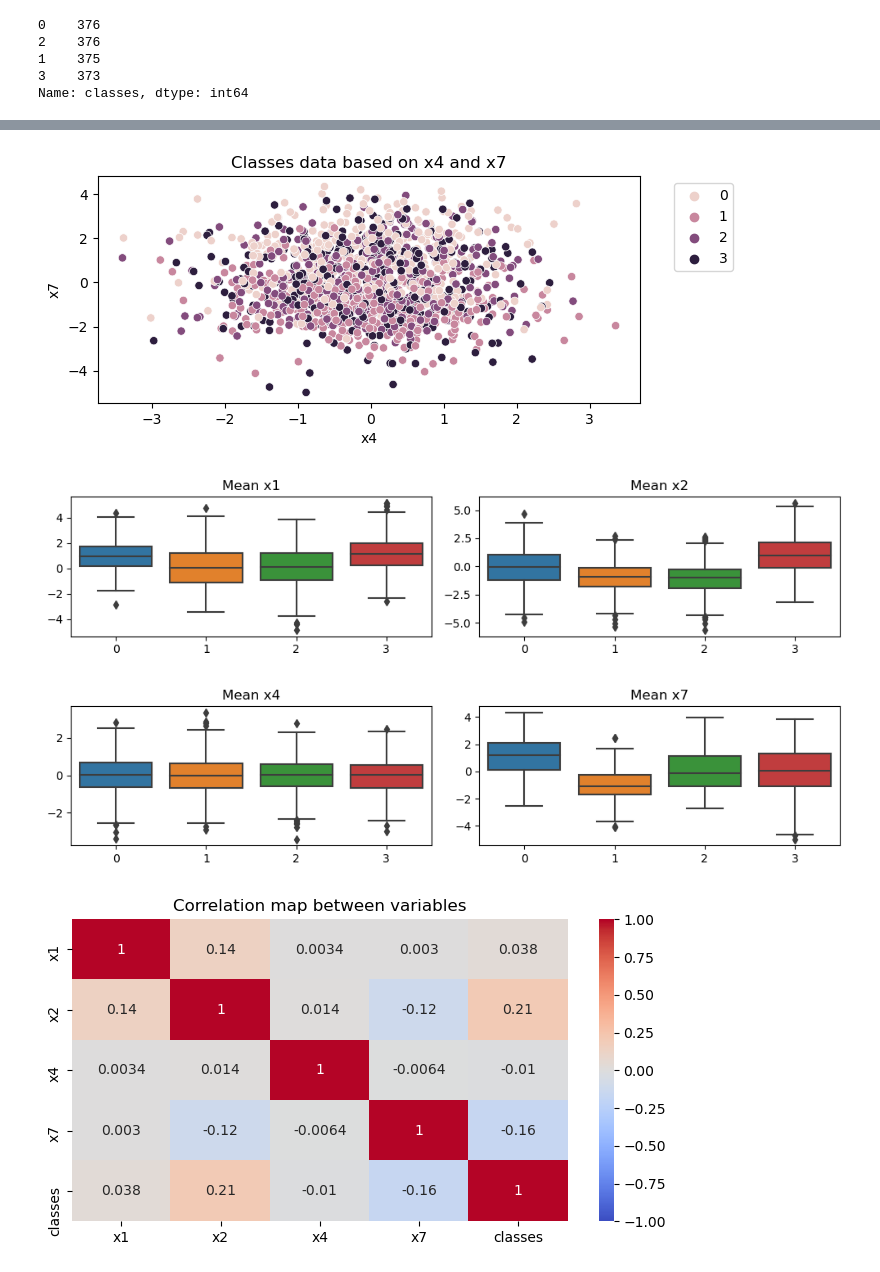
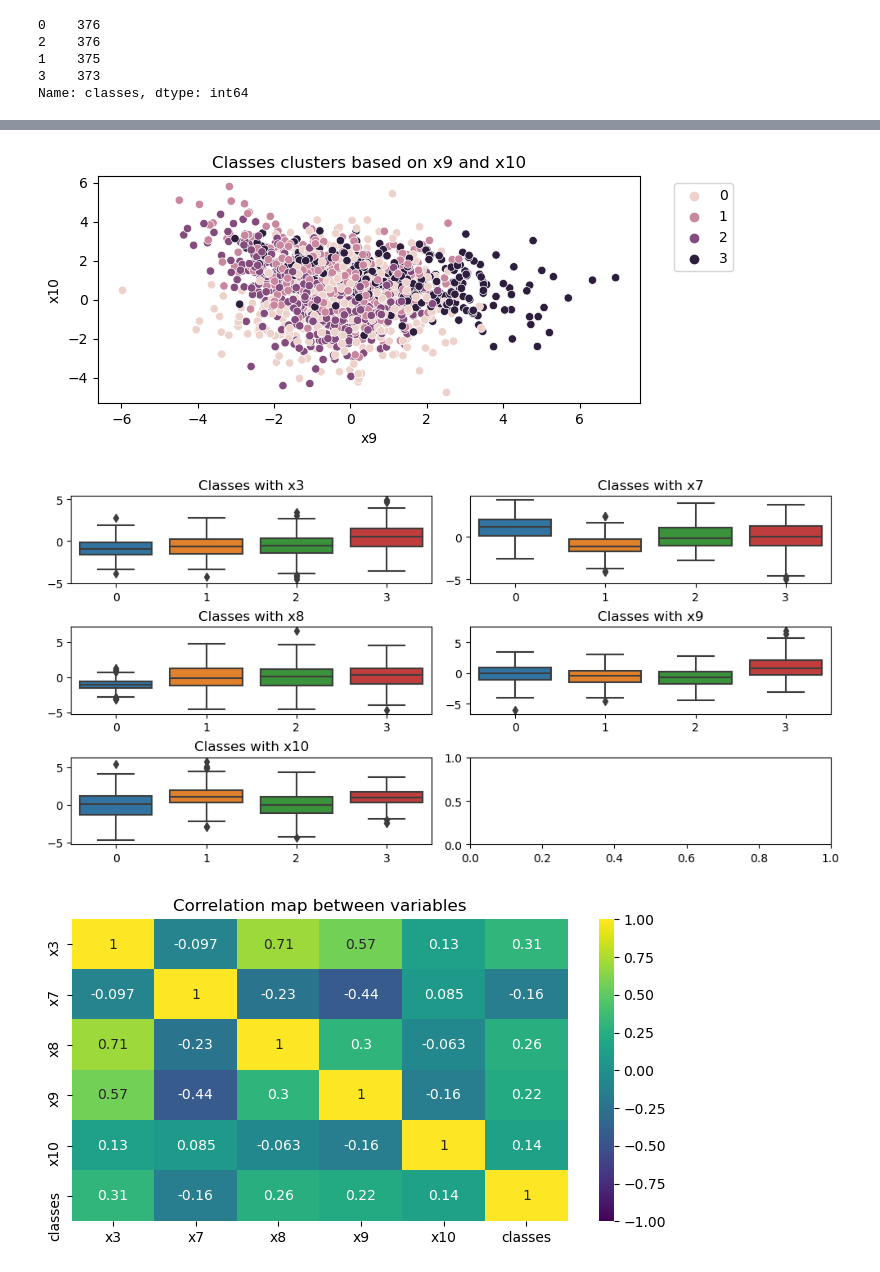
Before and after one commit to BohdanKhomik/ml2021, a Jupyter notebook: practice/practice1/practice1.ipynb, the cells around one changed output, grey strips where cells are left out. Saved outputs shown, nothing was run; the diff lists cells and outputs as text; code cells hidden in the pictures.

```diff
--- a/practice/practice1/practice1.ipynb
+++ b/practice/practice1/practice1.ipynb
@@ -45,11 +69,10 @@ Data columns (total 11 columns):
 dtypes: float64(10), int64(1)
 memory usage: 129.0 KB
 # %%
-df = df.drop("x3", axis = 1)
+df = df.drop("x1", axis = 1)
+df = df.drop("x2", axis = 1)
+df = df.drop("x4", axis = 1)
 df = df.drop("x5", axis = 1)
 df = df.drop("x6", axis = 1)
-df = df.drop("x8", axis = 1)
-df = df.drop("x9", axis = 1)
-df = df.drop("x10", axis = 1)
 df.head()
 # %% [output]
@@ -118,50 +159,55 @@ plt.show()
 # %%
 plt.figure(figsize = (7, 3), dpi = 100)
-sns.scatterplot(data = df, x = 'x4', y = 'x7', hue = "classes")
-plt.title("Classes data based on x4 and x7")
-plt.xlabel("x4")
-plt.ylabel("x7")
+sns.scatterplot(data = df, x = 'x9', y = 'x10', hue = "classes")
+plt.title("Classes clusters based on x9 and x10")
+plt.xlabel("x9")
+plt.ylabel("x10")
 plt.legend(bbox_to_anchor=(1.05, 1), loc='upper left')
 plt.show()
 # %% [output]
-[figure, old version]
+[figure, new version]
 # %%
-fig, axes = plt.subplots(2, 2, figsize=(10,5), dpi = 100)
+fig, axes = plt.subplots(3, 2, figsize=(10,5), dpi = 100)
 
-#Mean x1
-sns.boxplot(ax = axes[0,0], data = df, x = "classes", y = 'x1')
+
+sns.boxplot(ax = axes[0,0], data = df, x = "classes", y = 'x3')
 axes[0,0].set_xlabel(None)
 axes[0,0].set_ylabel(None)
-axes[0,0].set_title("Mean x1")
+axes[0,0].set_title("Classes with x3")
 
 
-#Mean x2
-sns.boxplot(ax = axes[0,1], data = df, x = "classes", y = 'x2')
+
+sns.boxplot(ax = axes[0,1], data = df, x = "classes", y = 'x7')
 axes[0,1].set_xlabel(None)
 axes[0,1].set_ylabel(None)
-axes[0,1].set_title("Mean x2")
+axes[0,1].set_title("Classes with x7")
 
-#Mean x4
-sns.boxplot(ax = axes[1,0], data = df, x = "classes", y = 'x4')
+
+sns.boxplot(ax = axes[1,0], data = df, x = "classes", y = 'x8')
 axes[1,0].set_xlabel(None)
 axes[1,0].set_ylabel(None)
-axes[1,0].set_title("Mean x4")
+axes[1,0].set_title("Classes with x8")
 
-#Mean x7
-sns.boxplot(ax = axes[1,1], data = df, x = "classes", y = 'x7')
+
+sns.boxplot(ax = axes[1,1], data = df, x = "classes", y = 'x9')
 axes[1,1].set_xlabel(None)
 axes[1,1].set_ylabel(None)
-axes[1,1].set_title("Mean x7")
+axes[1,1].set_title("Classes with x9")
+
+
+sns.boxplot(ax = axes[2,0], data = df, x = "classes", y = 'x10')
+axes[2,0].set_xlabel(None)
+axes[2,0].set_ylabel(None)
+axes[2,0].set_title("Classes with x10")
 
 plt.tight_layout()
 plt.subplots_adjust(hspace=0.5)
 # %% [output]
-[figure, old version]
+[figure, new version]
 # %%
 plt.figure(figsize = (8, 4), dpi = 100)
-sns.heatmap(df.corr(), annot = True, cmap = "coolwarm", vmin = -1, vmax = 1)
+sns.heatmap(df.corr(), annot = True, cmap = "viridis", vmin = -1, vmax = 1)
 plt.title("Correlation map between variables")
-#plt.xticks(rotation = 90)
 plt.show()
 # %% [output]
-[figure, old version]
+[figure, new version]
```
Also changed, not shown: parts of 20 cells of this notebook, 3 other files.
